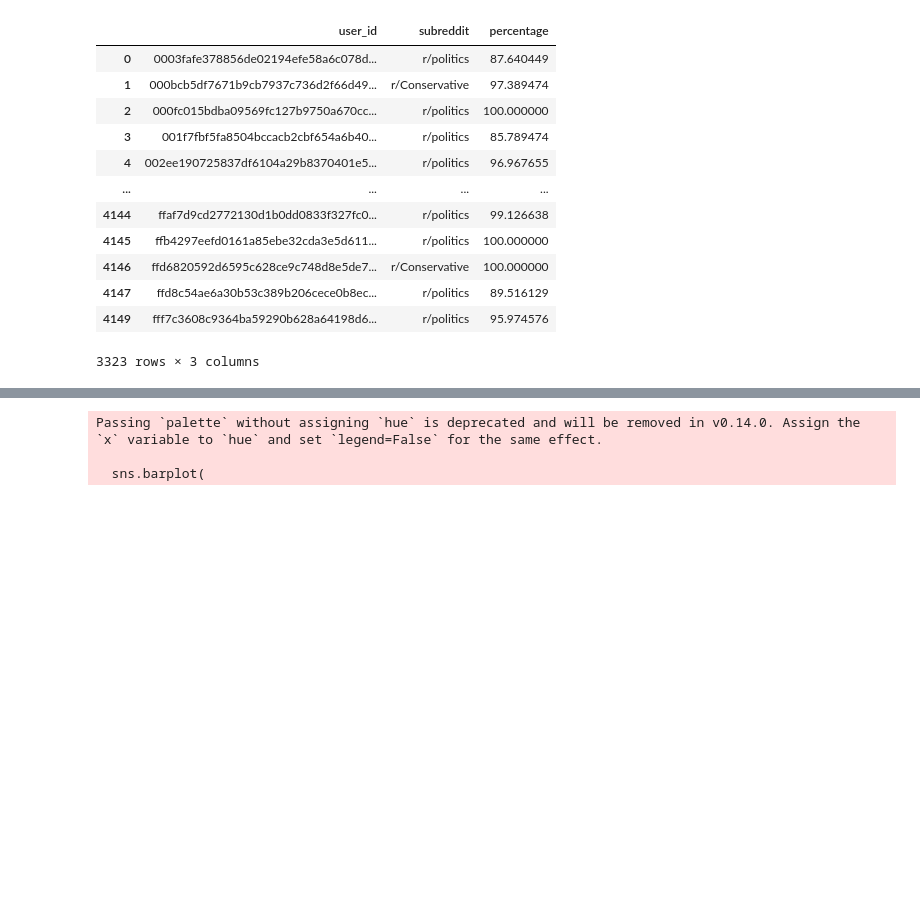
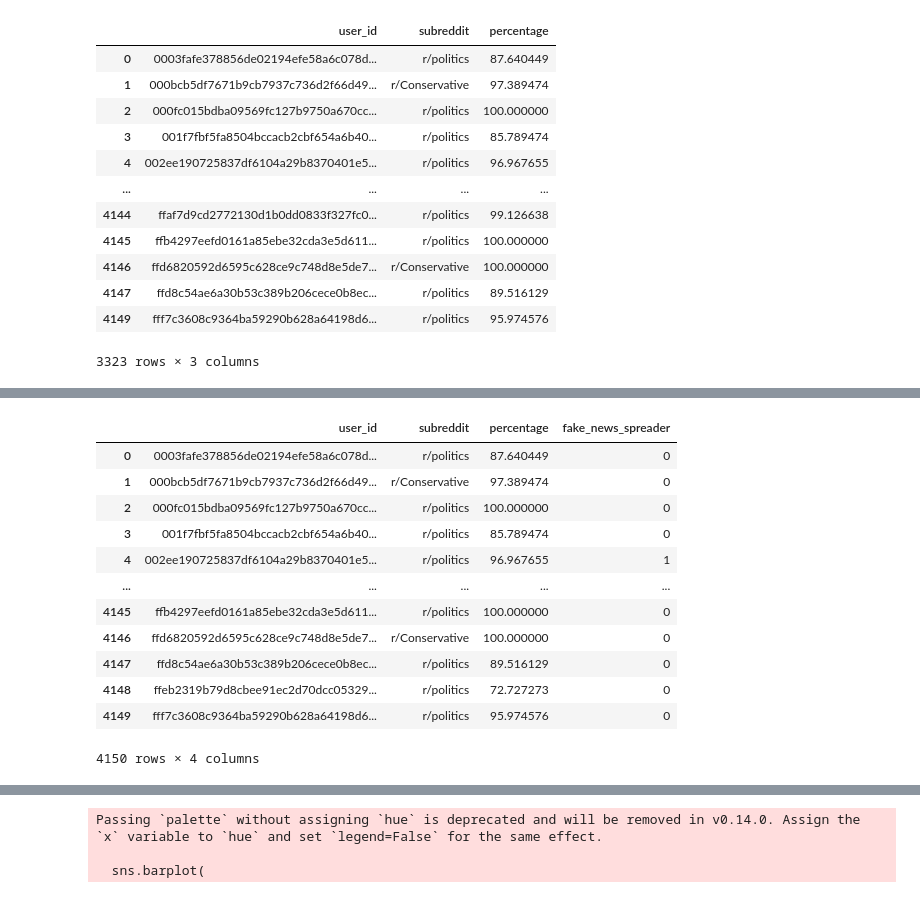
Before and after one commit to PetarKalinovski/manu-project, a Jupyter notebook: FACTOID/Factoid-dataset.ipynb, the cells around one changed output, grey strips where cells are left out. Saved outputs shown, nothing was run; the diff lists cells and outputs as text; code cells hidden in the pictures; blank space fills up the shorter version.

```diff
--- a/FACTOID/Factoid-dataset.ipynb
+++ b/FACTOID/Factoid-dataset.ipynb
@@ -129,0 +169,16 @@ most_active_subreddits[most_active_subreddits["percentage"]]
+# %%
+most_active_subreddits
+# %% [output]
+|  | user_id | subreddit | percentage | fake_news_spreader |
+| 0 | 0003fafe378856de02194efe58a6c078d... | r/politics | 87.640449 | 0 |
+| 1 | 000bcb5df7671b9cb7937c736d2f66d49... | r/Conservative | 97.389474 | 0 |
+| 2 | 000fc015bdba09569fc127b9750a670cc... | r/politics | 100.000000 | 0 |
+| 3 | 001f7fbf5fa8504bccacb2cbf654a6b40... | r/politics | 85.789474 | 0 |
+| 4 | 002ee190725837df6104a29b8370401e5... | r/politics | 96.967655 | 1 |
+| ... | ... | ... | ... | ... |
+| 4145 | ffb4297eefd0161a85ebe32cda3e5d611... | r/politics | 100.000000 | 0 |
+| 4146 | ffd6820592d6595c628ce9c748d8e5de7... | r/Conservative | 100.000000 | 0 |
+| 4147 | ffd8c54ae6a30b53c389b206cece0b8ec... | r/politics | 89.516129 | 0 |
+| 4148 | ffeb2319b79d8cbee91ec2d70dcc05329... | r/politics | 72.727273 | 0 |
+| 4149 | fff7c3608c9364ba59290b628a64198d6... | r/politics | 95.974576 | 0 |
+4150 rows × 4 columns
```
Also changed, not shown: parts of 11 cells of this notebook.
